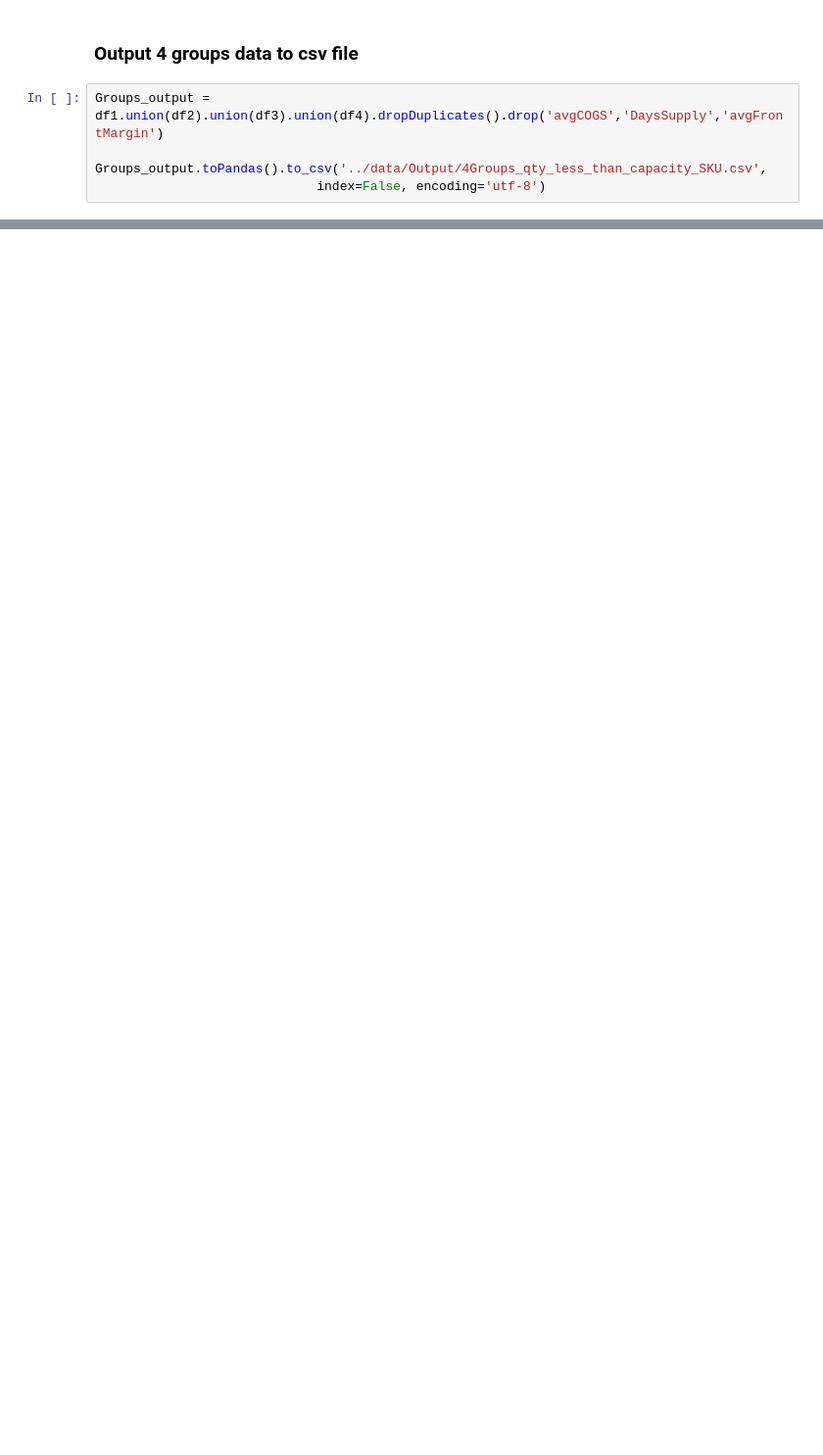
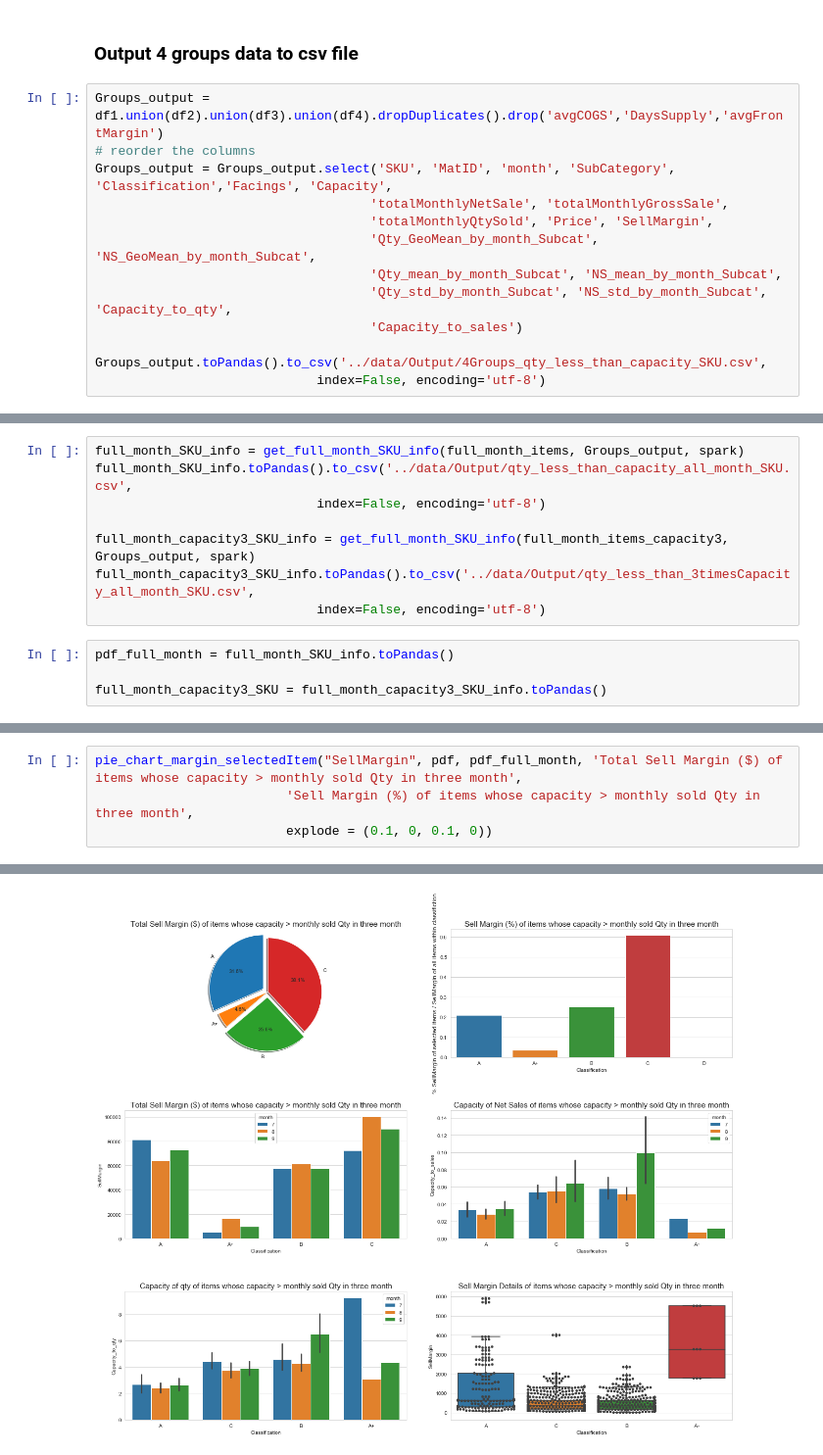
Before and after one commit to YiranJing/Lagardere_CommercialAnalysis, a Jupyter notebook: InventoryOptimization/notebook/CheckItems_bySubCategory.ipynb, the cells around one changed output, grey strips where cells are left out. Shown at 98% size. Drawn from its saved outputs; the diff is of its cells as text; blank space fills up the shorter version.

```diff
--- a/InventoryOptimization/notebook/CheckItems_bySubCategory.ipynb
+++ b/InventoryOptimization/notebook/CheckItems_bySubCategory.ipynb
@@ -272,6 +230,14 @@ Details for other columns
 ### Output 4 groups data to csv file
 # %%
 Groups_output = df1.union(df2).union(df3).union(df4).dropDuplicates().drop('avgCOGS','DaysSupply','avgFrontMargin')
+# reorder the columns
+Groups_output = Groups_output.select('SKU', 'MatID', 'month', 'SubCategory', 'Classification','Facings', 'Capacity',
+                                    'totalMonthlyNetSale', 'totalMonthlyGrossSale',
+                                    'totalMonthlyQtySold', 'Price', 'SellMargin',
+                                    'Qty_GeoMean_by_month_Subcat', 'NS_GeoMean_by_month_Subcat',
+                                    'Qty_mean_by_month_Subcat', 'NS_mean_by_month_Subcat',
+                                    'Qty_std_by_month_Subcat', 'NS_std_by_month_Subcat', 'Capacity_to_qty',
+                                    'Capacity_to_sales')
 
 Groups_output.toPandas().to_csv('../data/Output/4Groups_qty_less_than_capacity_SKU.csv',
                              index=False, encoding='utf-8')
@@ -277,0 +246,12 @@ Groups_output.toPandas().to_csv('../data/Output/4Groups_qty_less_than_capacity_S
+# %%
+full_month_SKU_info = get_full_month_SKU_info(full_month_items, Groups_output, spark)
+full_month_SKU_info.toPandas().to_csv('../data/Output/qty_less_than_capacity_all_month_SKU.csv',
+                             index=False, encoding='utf-8')
+
+full_month_capacity3_SKU_info = get_full_month_SKU_info(full_month_items_capacity3, Groups_output, spark)
+full_month_capacity3_SKU_info.toPandas().to_csv('../data/Output/qty_less_than_3timesCapacity_all_month_SKU.csv',
+                             index=False, encoding='utf-8')
+# %%
+pdf_full_month = full_month_SKU_info.toPandas()
+
+full_month_capacity3_SKU = full_month_capacity3_SKU_info.toPandas()
@@ -277,0 +260,5 @@ Groups_output.toPandas().to_csv('../data/Output/4Groups_qty_less_than_capacity_S
+# %%
+pie_chart_margin_selectedItem("SellMargin", pdf, pdf_full_month, 'Total Sell Margin ($) of items whose capacity > monthly sold Qty in three month',
+                         'Sell Margin (%) of items whose capacity > monthly sold Qty in three month',
+                         explode = (0.1, 0, 0.1, 0))
+# %% [output]
@@ -277,0 +273 @@ Groups_output.toPandas().to_csv('../data/Output/4Groups_qty_less_than_capacity_S
+[figure, added]
```
Also changed, not shown: parts of 18 cells of this notebook, 1 other file.
